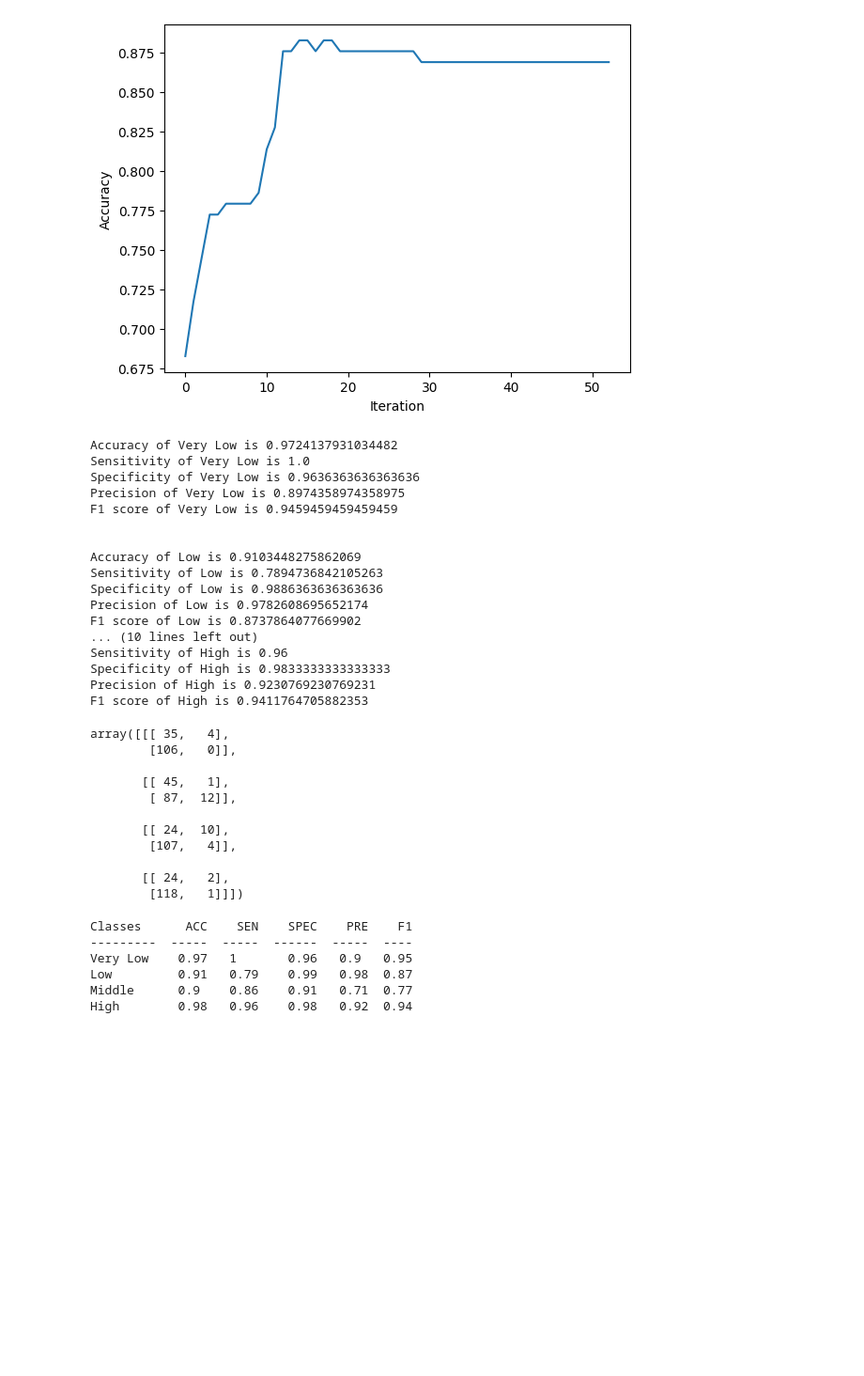
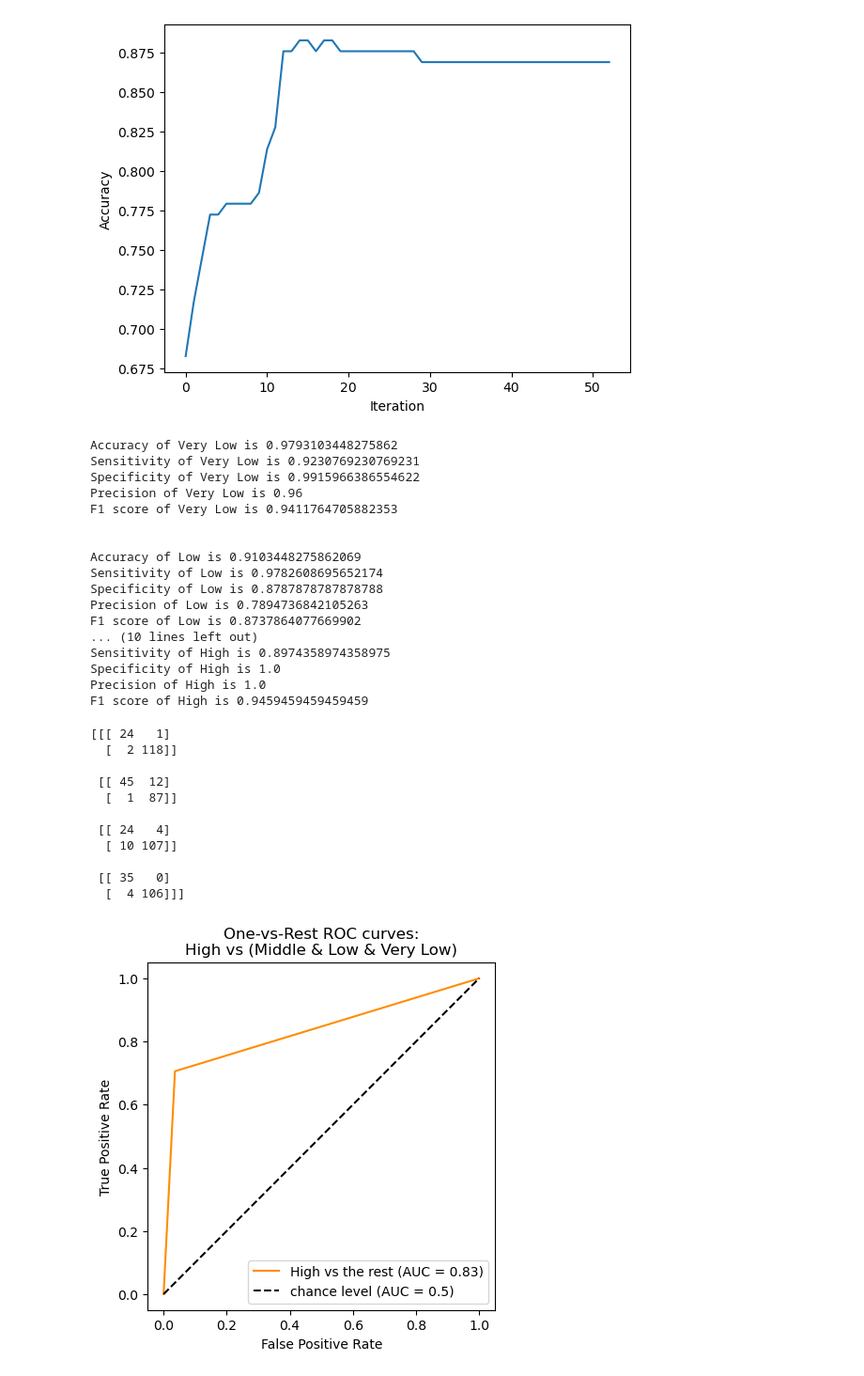
Before and after one commit to PhiVietHoang/Project1, a Jupyter notebook: model_test.ipynb, the cells around one changed output. Shown at 94% size. Cells and saved outputs as stored; diff of their text form; code cells hidden in the pictures; blank space fills up the shorter version.

```diff
--- a/model_test.ipynb
+++ b/model_test.ipynb
@@ -106,11 +105,11 @@ plt.show()
 # %% [output]
 [figure]
 # %%
-ACC = clf.acc(L_pred, L_test)
-SEN = clf.sen(L_pred, L_test)
-SPEC = clf.spec(L_pred, L_test)
-PRE = clf.pre(L_pred, L_test)
-F1 = clf.f1_score(L_pred, L_test)
+ACC = clf.acc(L_pred, L_test, classes)
+SEN = clf.sen(L_pred, L_test, classes)
+SPEC = clf.spec(L_pred, L_test, classes)
+PRE = clf.pre(L_pred, L_test, classes)
+F1 = clf.f1_score(L_pred, L_test, classes)
 for i in range (classes.shape[0]):
     print ("Accuracy of",classes[i] + " is",ACC[i])
     print ("Sensitivity of",classes[i] + " is",SEN[i])
@@ -119,48 +118,50 @@ for i in range (classes.shape[0]):
     print ("F1 score of",classes[i] + " is",F1[i])
     print("\n")
 # %% [output]
-Accuracy of Very Low is 0.9724137931034482
-Sensitivity of Very Low is 1.0
-Specificity of Very Low is 0.9636363636363636
-Precision of Very Low is 0.8974358974358975
-F1 score of Very Low is 0.9459459459459459
+Accuracy of Very Low is 0.9793103448275862
+Sensitivity of Very Low is 0.9230769230769231
+Specificity of Very Low is 0.9915966386554622
+Precision of Very Low is 0.96
+F1 score of Very Low is 0.9411764705882353
 
 
 Accuracy of Low is 0.9103448275862069
-Sensitivity of Low is 0.7894736842105263
-Specificity of Low is 0.9886363636363636
-Precision of Low is 0.9782608695652174
+Sensitivity of Low is 0.9782608695652174
+Specificity of Low is 0.8787878787878788
+Precision of Low is 0.7894736842105263
 F1 score of Low is 0.8737864077669902
 ... (10 lines left out)
-Sensitivity of High is 0.96
-Specificity of High is 0.9833333333333333
-Precision of High is 0.9230769230769231
-F1 score of High is 0.9411764705882353
+Sensitivity of High is 0.8974358974358975
+Specificity of High is 1.0
+Precision of High is 1.0
+F1 score of High is 0.9459459459459459
 # %%
-clf.confusion_matrix(L_pred, L_test)
+from sklearn.metrics import multilabel_confusion_matrix
+#print(multilabel_confusion_matrix(L_test, L_pred, labels=classes))
+cm = clf.confusion_matrix(L_pred, L_test, classes)
+print(cm)
 # %% [output]
-array([[[ 35,   4],
-        [106,   0]],
+[[[ 24   1]
+  [  2 118]]
 
-       [[ 45,   1],
-        [ 87,  12]],
+ [[ 45  12]
+  [  1  87]]
 
-       [[ 24,  10],
-        [107,   4]],
+ [[ 24   4]
+  [ 10 107]]
 
-       [[ 24,   2],
-        [118,   1]]])
+ [[ 35   0]
+  [  4 106]]]
 # %%
-result = []
-for i in range (classes.shape[0]):
-    result.append([classes[i],round(ACC[i],2),round(SEN[i],2),round(SPEC[i],2),round(PRE[i],2),round(F1[i],2)])
-result
-col_names = ["Classes", "ACC", "SEN", "SPEC", "PRE", "F1"]
-print(tabulate(result, headers=col_names))
+from sklearn.metrics import RocCurveDisplay
+RocCurveDisplay.from_predictions(np.where(L_test != 'Middle', 0, 1), np.where(L_pred != 'Middle', 0, 1), name="High vs the rest",
+    color="darkorange",)
+plt.plot([0, 1], [0, 1], "k--", label="chance level (AUC = 0.5)")
+plt.axis("square")
+plt.xlabel("False Positive Rate")
+plt.ylabel("True Positive Rate")
+plt.title("One-vs-Rest ROC curves:\nHigh vs (Middle & Low & Very Low)")
+plt.legend()
+plt.show()
 # %% [output]
-Classes      ACC    SEN    SPEC    PRE    F1
----------  -----  -----  ------  -----  ----
-Very Low    0.97   1       0.96   0.9   0.95
-Low         0.91   0.79    0.99   0.98  0.87
-Middle      0.9    0.86    0.91   0.71  0.77
-High        0.98   0.96    0.98   0.92  0.94
+[figure, added]
```
Also changed, not shown: parts of 8 cells of this notebook.
